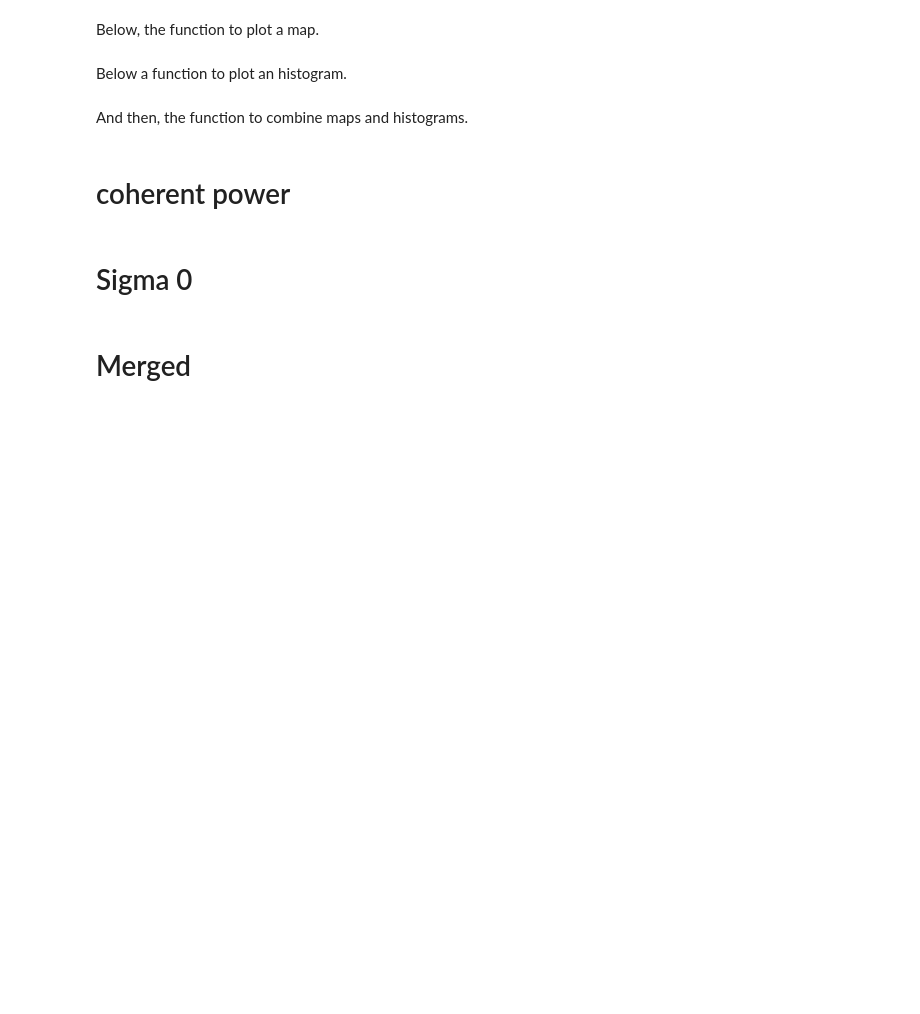
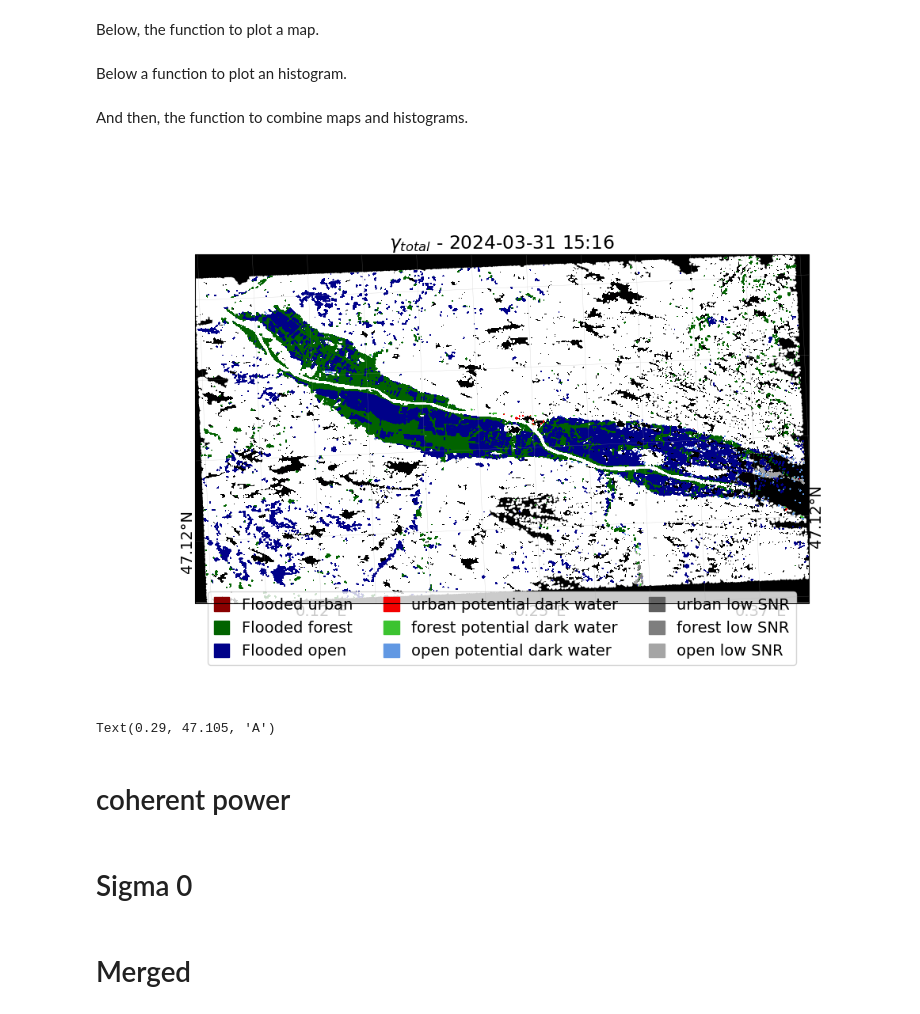
Before and after one commit to quentinbns/swot_for_flood, a Jupyter notebook: examples/Chinon/Chinon_plotting.ipynb, the cells around one changed output. Saved outputs shown, nothing was run; the diff lists cells and outputs as text; code cells hidden in the pictures; blank space fills up the shorter version.

```diff
--- a/examples/Chinon/Chinon_plotting.ipynb
+++ b/examples/Chinon/Chinon_plotting.ipynb
@@ -41,7 +58,7 @@ We can then create the plot object that we will use to plot the data.
 plot_obj = PlotRaster(
     swot_project,
     save_fig=False,
-    show_fig=False
+    show_fig=True
     )
 # %% [markdown]
 # Gamma_tot
@@ -117,48 +134,51 @@ plot_obj.swot_collection.create_flood_mask(
     variable="gamma_tot",
     data_area="global",
     data_type="swot",
-    thresholds={"urban":-0, "forest":0.75, "open":0.75},
+    thresholds={"urban":-0, "forest":0.725, "open":0.725},
     time_selection="2024-03-31",
     add_uncertainty=True,
+    threshold_gamma=0.5,
+    threshold_SNR=0.5,
     )
 
 print("Plotting flood mask...")
-fig, ax, m_data = plot_obj.plot_map_mask(
+fig, ax = plot_obj.plot_map_mask(
     variable="gamma_tot",
     data_area="global",
     data_type="swot",
     time_selection="2024-03-31",
     comparing_raster_Path=swot_project.AUX_PATH.joinpath("FM_30TYT_20240331T174856_S1_132_POST_nrow1496_ncol2635.tif"),
-    add_classif_score=True,
-    add_uncertainty=True,
+    add_scores=False,
     add_bkg=False,
     add_legend=True,
     figsize=(10,7)
     )
 ax[0].add_patch(
     mpatches.Rectangle(
         xy=(0.28, 47.1),  # lower left corner
         width=0.03,  # width of rectangle
         height=0.05,  # height of rectangle
         linewidth=2,
         linestyle='--',
         edgecolor="red",
         fill=False,
         transform=cartopy.crs.PlateCarree()._as_mpl_transform(ax[-1]),
     )
 )
 ax[0].text(
     s="A",
     x=0.29,
     y=47.105,
     transform=cartopy.crs.PlateCarree()._as_mpl_transform(ax[-1]),
     fontsize=20,
     color="red",
     ha='center',
     va='center',
     # bbox = dict(boxstyle="round", fc="w", ec="w", lw=0, alpha=0.5),
 )
-m_data.show()
+# %% [output]
+[figure, added]
+Text(0.29, 47.105, 'A')
 # %% [markdown]
 # coherent power
 # %%
```
Also changed, not shown: parts of 5 cells of this notebook, 6 other files.
